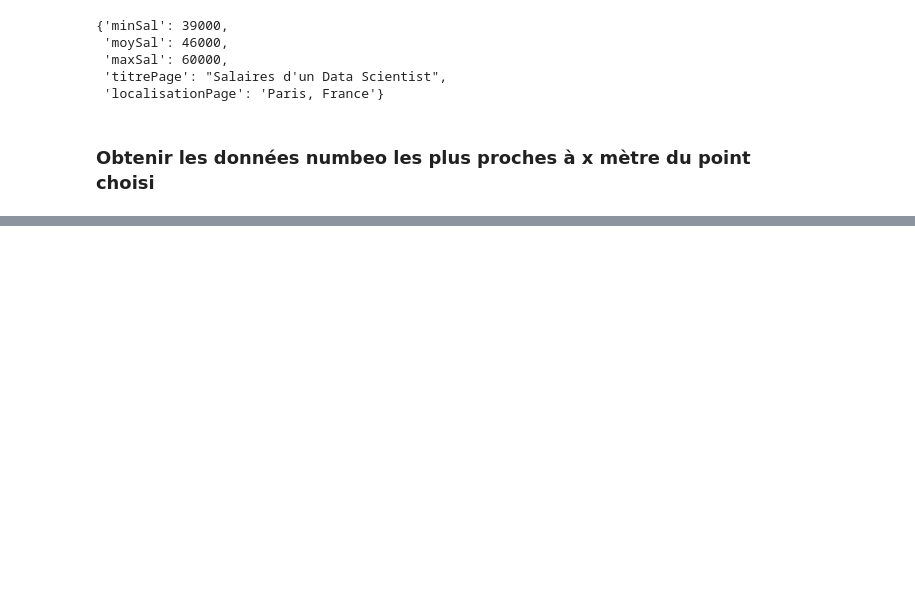
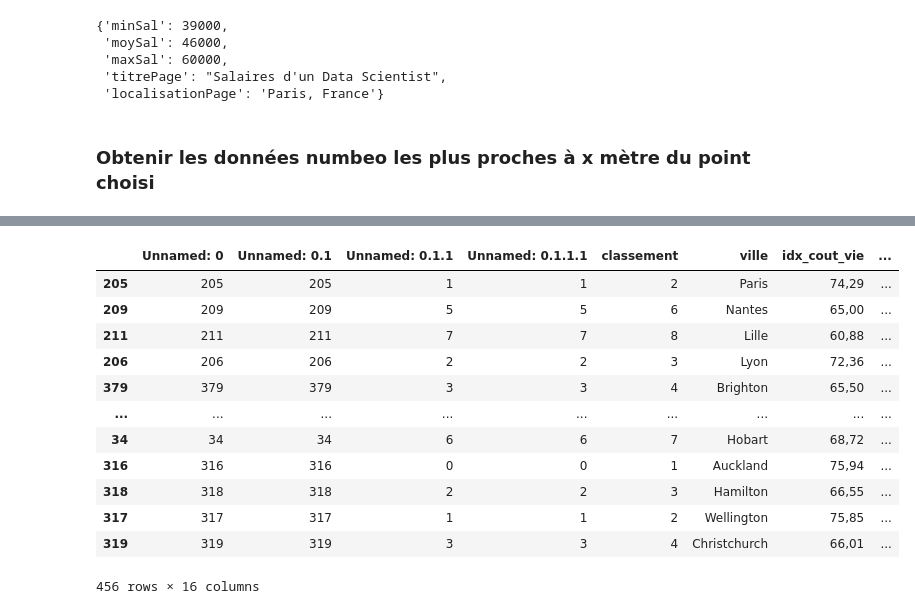
Before and after one commit to eva-pa/projet_webscrapping_padrino_eva_dia3, a Jupyter notebook: visual_final.ipynb, the cells around one changed output, grey strips where cells are left out. Drawn from its saved outputs; the diff is of its cells as text; code cells hidden in the pictures; blank space fills up the shorter version.

Commit message:
salaires croisés avec numbeo
- Choix périmètre max
- Tri de distance et classement dans l'ordre
- Salaires pour un poste pour les villes de numbeo dans le périmètre choisi

```diff
--- a/visual_final.ipynb
+++ b/visual_final.ipynb
@@ -44,3 +45,5 @@ ObtainResultSal('Data Scientist','Paris','France')
  'localisationPage': 'Paris, France'}
 # %% [markdown]
 ### Obtenir les données numbeo les plus proches à x mètre du point choisi
+# %%
+res = DistanceFromPoint(df,'lat','lon',48,2)
@@ -46,0 +70,19 @@ ObtainResultSal('Data Scientist','Paris','France')
+# %%
+df2 =df.copy(deep=False)
+df2['distance_km']=[i/1000 for i in res]
+# %%
+df2.sort_values('distance_km')
+# %% [output]
+|  | Unnamed: 0 | Unnamed: 0.1 | Unnamed: 0.1.1 | Unnamed: 0.1.1.1 | classement | ville | idx_cout_vie | ... |
+| 205 | 205 | 205 | 1 | 1 | 2 | Paris | 74,29 | ... |
+| 209 | 209 | 209 | 5 | 5 | 6 | Nantes | 65,00 | ... |
+| 211 | 211 | 211 | 7 | 7 | 8 | Lille | 60,88 | ... |
+| 206 | 206 | 206 | 2 | 2 | 3 | Lyon | 72,36 | ... |
+| 379 | 379 | 379 | 3 | 3 | 4 | Brighton | 65,50 | ... |
+| ... | ... | ... | ... | ... | ... | ... | ... | ... |
+| 34 | 34 | 34 | 6 | 6 | 7 | Hobart | 68,72 | ... |
+| 316 | 316 | 316 | 0 | 0 | 1 | Auckland | 75,94 | ... |
+| 318 | 318 | 318 | 2 | 2 | 3 | Hamilton | 66,55 | ... |
+| 317 | 317 | 317 | 1 | 1 | 2 | Wellington | 75,85 | ... |
+| 319 | 319 | 319 | 3 | 3 | 4 | Christchurch | 66,01 | ... |
+456 rows × 16 columns
```
Also changed, not shown: parts of 6 cells of this notebook, 3 other files.
